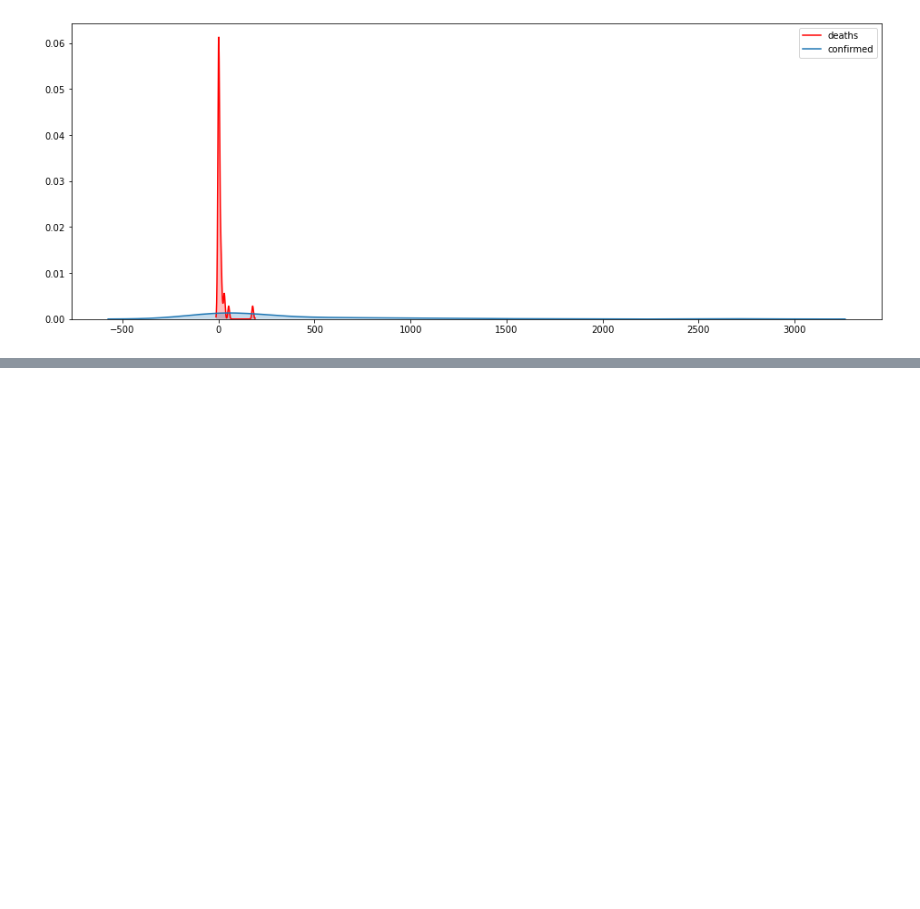
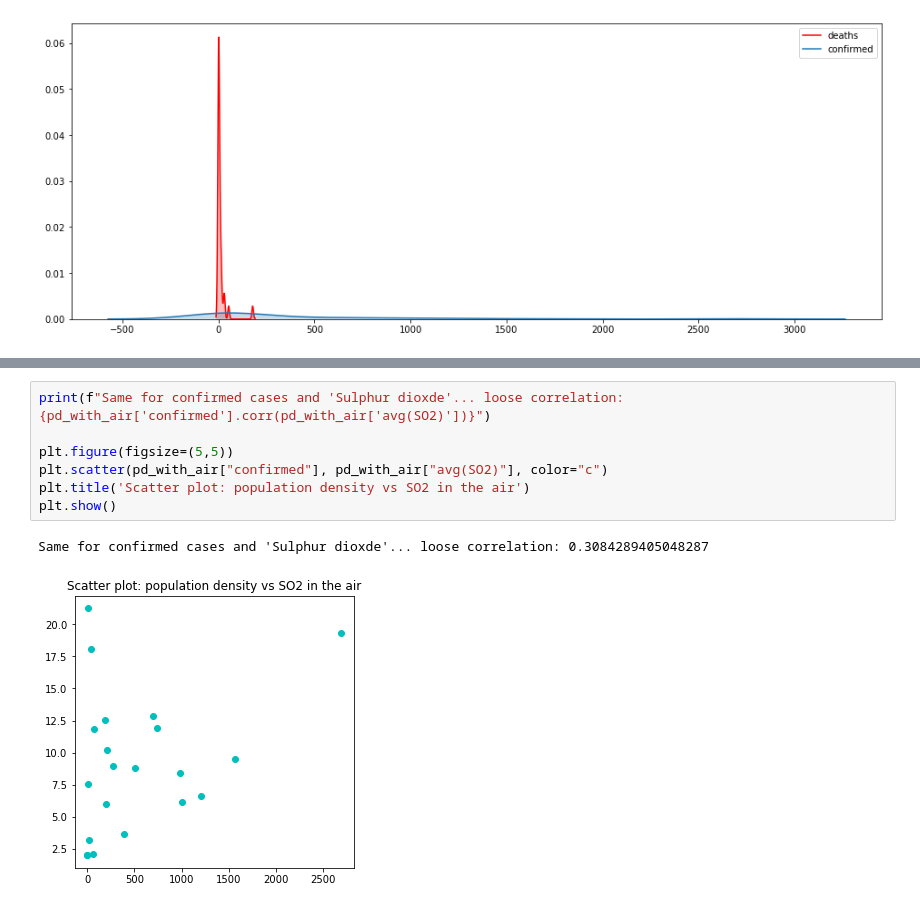
Before and after one commit to eliranshemtov/spark_analytics_exercises, a Jupyter notebook: Exercise 1/notebook/Spark_anlytics_exc1.ipynb, the cells around one changed output, grey strips where cells are left out. Drawn from its saved outputs; the diff is of its cells as text; blank space fills up the shorter version.

```diff
--- a/Exercise 1/notebook/Spark_anlytics_exc1.ipynb
+++ b/Exercise 1/notebook/Spark_anlytics_exc1.ipynb
@@ -264,0 +398,10 @@ print("Intercept: " + str(lr_model.intercept))
+# %%
+print(f"Same for confirmed cases and 'Sulphur dioxde'... loose correlation: {pd_with_air['confirmed'].corr(pd_with_air['avg(SO2)'])}")
+
+plt.figure(figsize=(5,5))
+plt.scatter(pd_with_air["confirmed"], pd_with_air["avg(SO2)"], color="c")
+plt.title('Scatter plot: population density vs SO2 in the air')
+plt.show()
+# %% [output]
+Same for confirmed cases and 'Sulphur dioxde'... loose correlation: 0.3084289405048287
+[figure, added]
```
Also changed, not shown: parts of 69 cells of this notebook, 19 other files.
